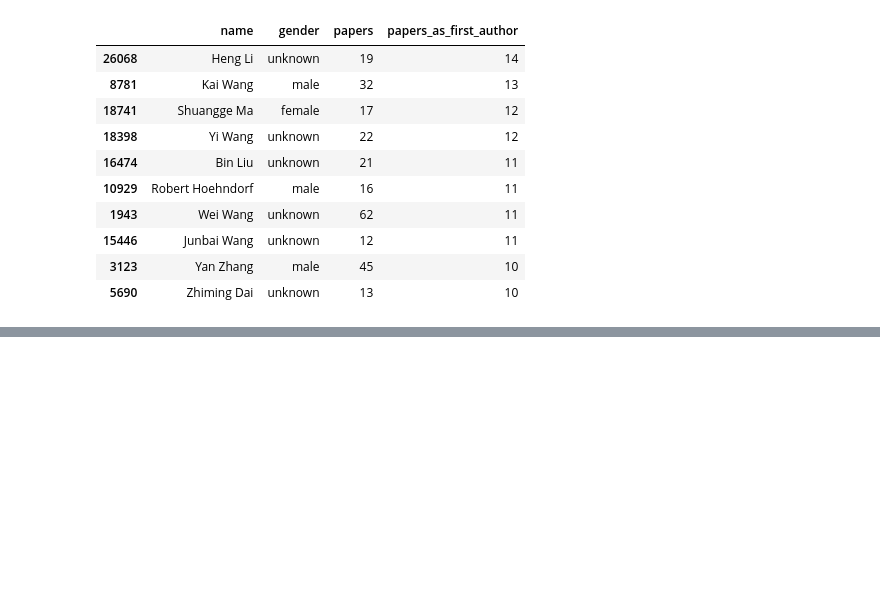
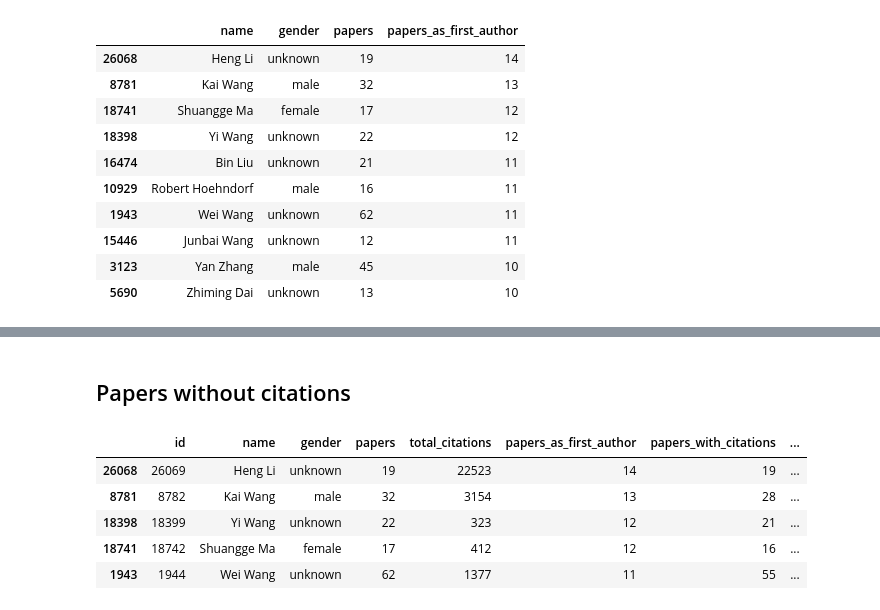
Before and after one commit to social-link-analytics-group-bsc/gender_bioinfo, a Jupyter notebook: analysis/gender_bias_analysis.ipynb, the cells around one changed output, grey strips where cells are left out. Saved outputs shown, nothing was run; the diff lists cells and outputs as text; code cells hidden in the pictures; blank space fills up the shorter version.

```diff
--- a/analysis/gender_bias_analysis.ipynb
+++ b/analysis/gender_bias_analysis.ipynb
@@ -317,0 +387,12 @@ authors[['name','gender','papers','papers_as_first_author']].head(10)
+# %% [markdown]
+## Papers without citations
+# %%
+authors['papers_without_citations'] = authors['papers'] - authors['papers_with_citations']
+authors.head()
+# %% [output]
+|  | id | name | gender | papers | total_citations | papers_as_first_author | papers_with_citations | ... |
+| 26068 | 26069 | Heng Li | unknown | 19 | 22523 | 14 | 19 | ... |
+| 8781 | 8782 | Kai Wang | male | 32 | 3154 | 13 | 28 | ... |
+| 18398 | 18399 | Yi Wang | unknown | 22 | 323 | 12 | 21 | ... |
+| 18741 | 18742 | Shuangge Ma | female | 17 | 412 | 12 | 16 | ... |
+| 1943 | 1944 | Wei Wang | unknown | 62 | 1377 | 11 | 55 | ... |
```
Also changed, not shown: parts of 25 cells of this notebook.
